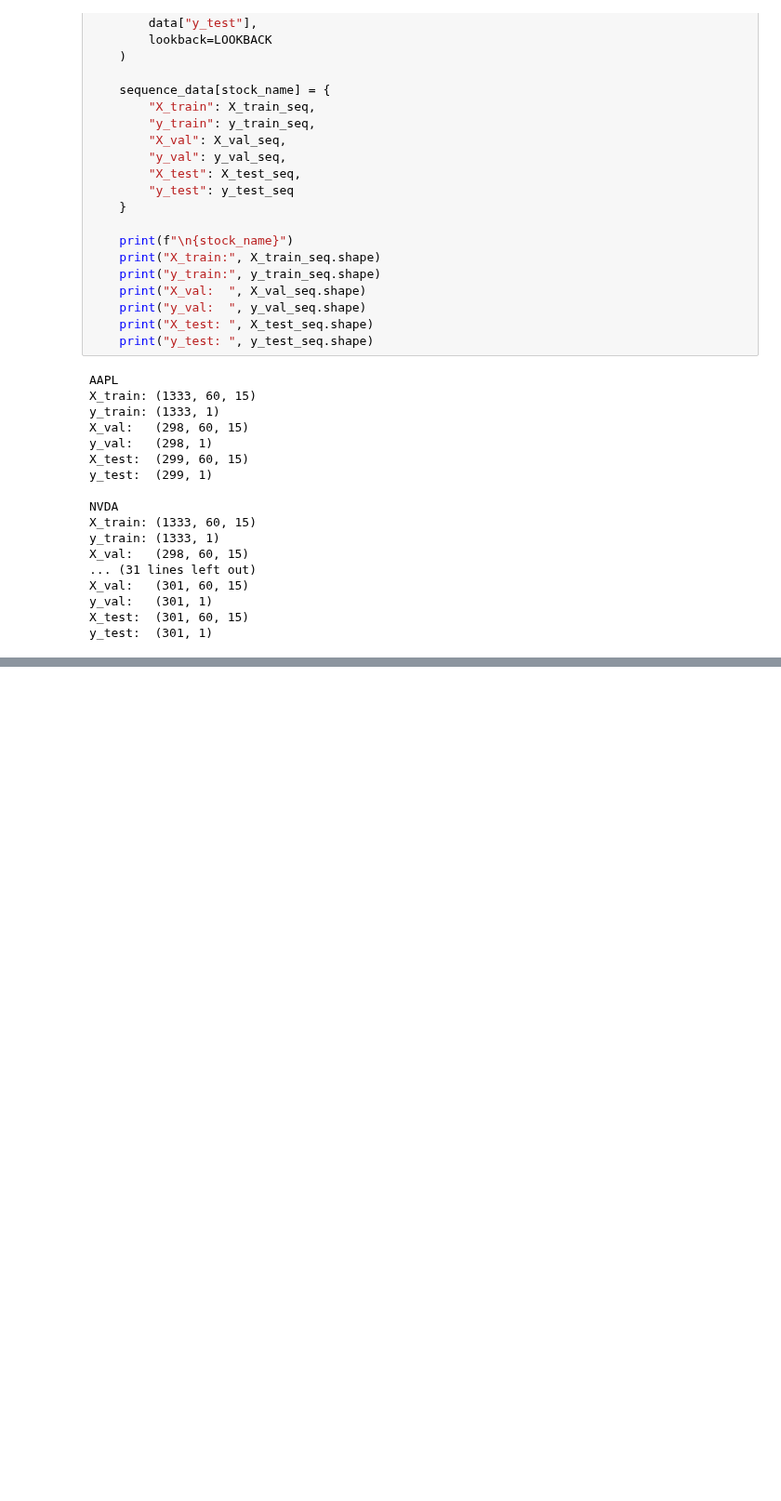
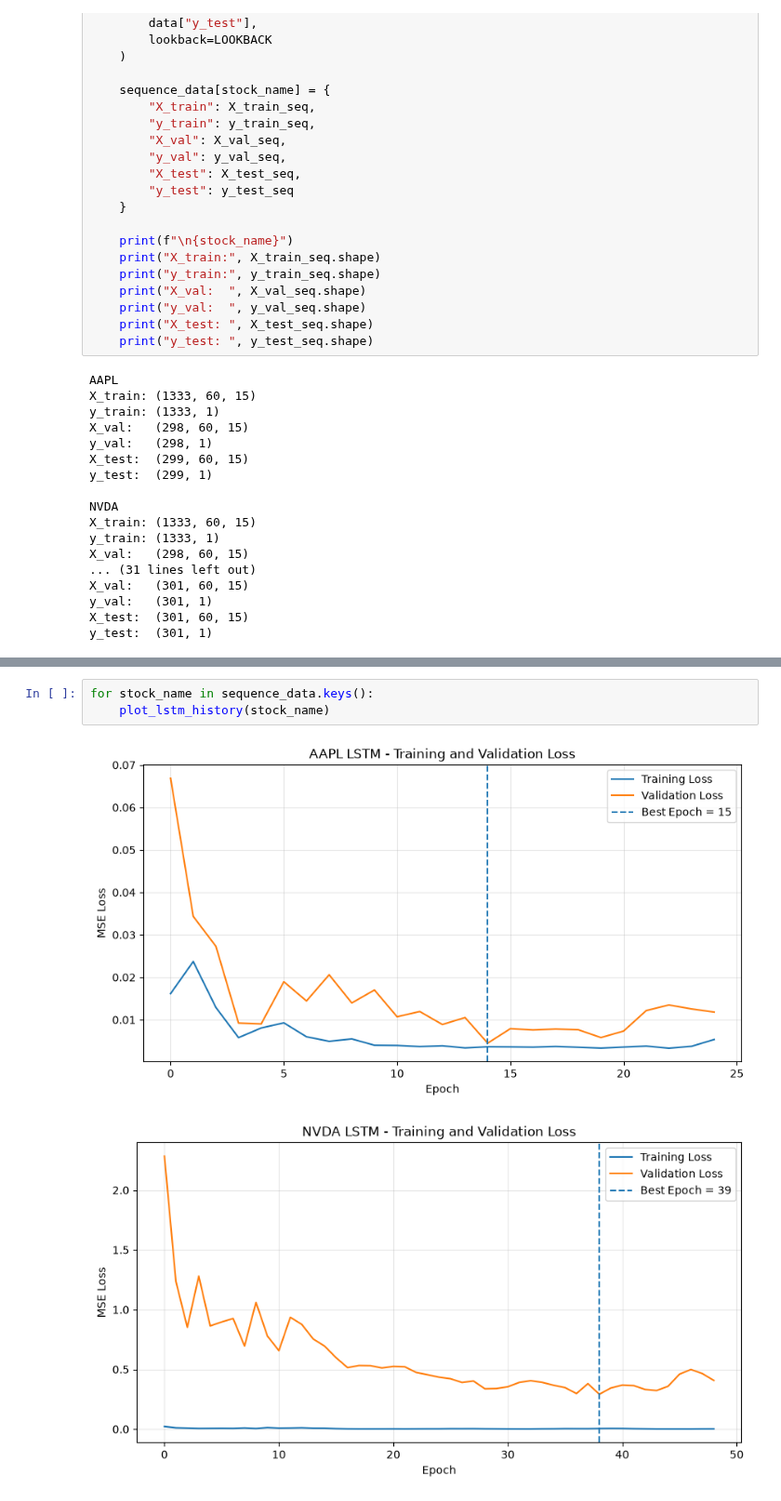
Before and after one commit to ClaraNguyen9130/AI-Powered-Stock-Market-Prediction, a Jupyter notebook: COMP8851_Major Project.ipynb, the cells around one changed output, grey strips where cells are left out. Shown at 93% size. Drawn from its saved outputs; the diff is of its cells as text; blank space fills up the shorter version.

Commit message:
Added LSTM Model

```diff
--- a/COMP8851_Major Project.ipynb
+++ b/COMP8851_Major Project.ipynb
@@ -905,0 +1138,6 @@ y_test:  (301, 1)
+# %%
+for stock_name in sequence_data.keys():
+    plot_lstm_history(stock_name)
+# %% [output]
+[figure, added]
+[figure, added]
```
Also changed, not shown: parts of 12 cells of this notebook.
